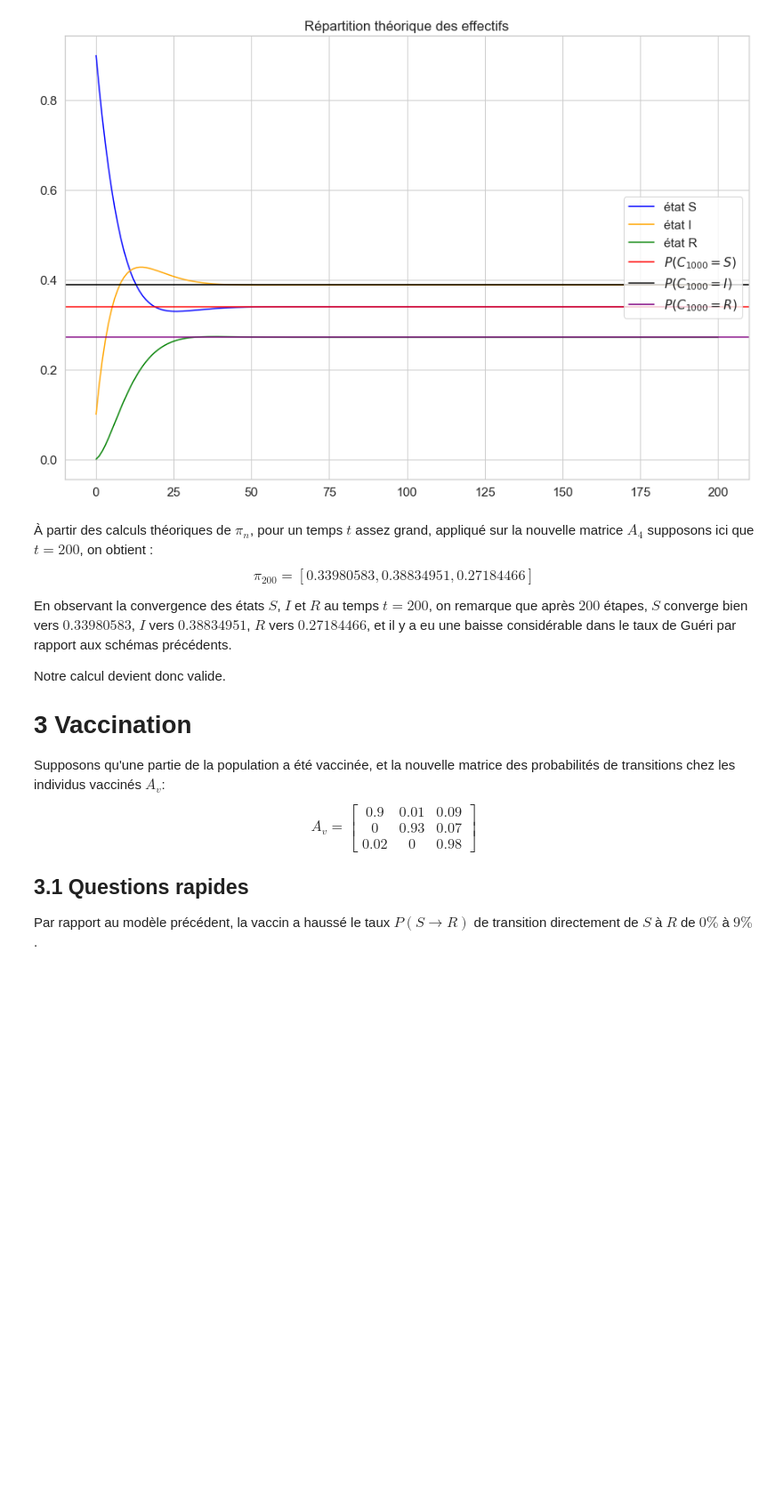
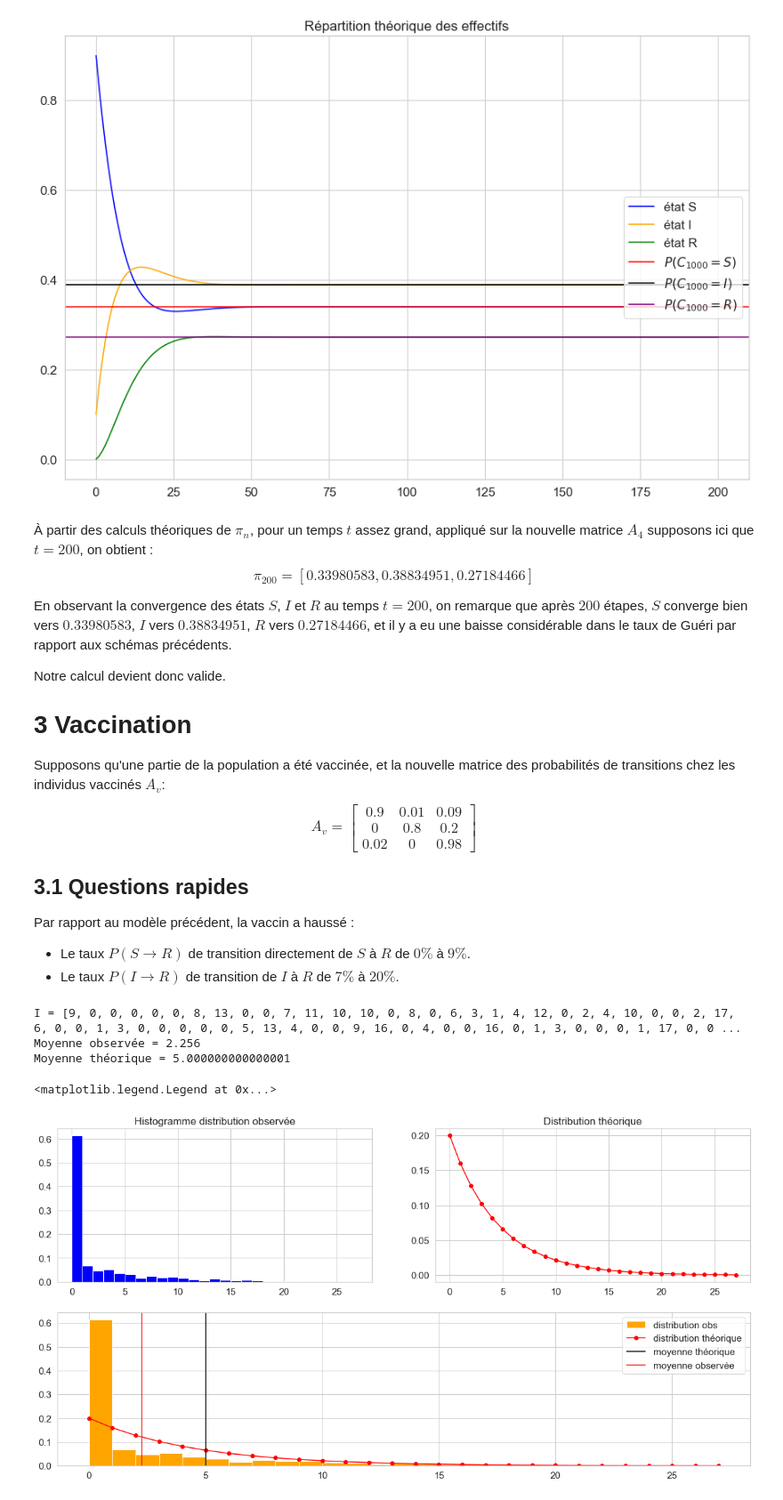
Before and after one commit to Meriadoc-gitgit/Markov-SIR, a Jupyter notebook: project.ipynb, the cells around one changed output. Shown at 89% size. Saved outputs shown, nothing was run; the diff lists cells and outputs as text; code cells hidden in the pictures; blank space fills up the shorter version.

```diff
--- a/project.ipynb
+++ b/project.ipynb
@@ -1071,7 +1072,57 @@ Notre calcul devient donc valide.
 
 # 3 Vaccination
 Supposons qu'une partie de la population a été vaccinée, et la nouvelle matrice des probabilités de transitions chez les individus vaccinés $A_v$:
-$$A_v = \begin{bmatrix} 0.9 & 0.01 & 0.09 \\ 0 & 0.93 & 0.07 \\ 0.02 & 0 & 0.98 \end{bmatrix}$$
+$$A_v = \begin{bmatrix} 0.9 & 0.01 & 0.09 \\ 0 & 0.8 & 0.2 \\ 0.02 & 0 & 0.98 \end{bmatrix}$$
 
 ## 3.1 Questions rapides
-Par rapport au modèle précédent, la vaccin a haussé le taux $P(S\to R)$ de transition directement de $S$ à $R$ de $0\%$ à $9\%$.
+Par rapport au modèle précédent, la vaccin a haussé :
+- Le taux $P(S\to R)$ de transition directement de $S$ à $R$ de $0\%$ à $9\%$.
+- Le taux $P(I\to R)$ de transition de $I$ à $R$ de $7\%$ à $20\%$.
+# %%
+T = 200
+Effectif = 1000
+A = [[0.9, 0.01, 0.09], [0, 0.8, 0.2], [0.02, 0, 0.98]]
+pi_0 = [0.9, 0.1, 0]
+
+# 1. Estimez la longueur moyenne d'une séquence de I
+I = infection_length(T, Effectif, pi_0, A)
+print("I =", I)
+moyenne_observee = np.mean(I)
+print("Moyenne observée =", moyenne_observee)
+
+# 2. Calculez la longueur théorique d'une séquence de I
+p = 1-A[1][1]
+
+# Calcul de la moyenne du nombre d'étapes passées dans l'état infecté
+moyenne_theorique = 1/p     # Espérance de la loi géométrique
+print("Moyenne théorique =", moyenne_theorique)
+
+# 4. Afficher la distribution observée de la longueur d'infection (un histogramme)
+plt.figure(figsize=(20,10))
+ax1 = plt.subplot(221)
+ax1.hist(I, bins=range(0, np.max(I), 1), density=True, color="blue")
+ax1.set_title("Histogramme distribution observée")
+
+# 5. Affichez et superposer la distribution théorique de la longueur d’infection et la distribution observée.
+ax2 = plt.subplot(222)
+sequence = []
+for k in range(max(I)) :
+  sequence.append((1-p)**k * p)
+
+ax2.plot(range(max(I)), sequence,'ro-')
+ax2.set_title("Distribution théorique")
+
+
+ax3 = plt.subplot(212)
+ax3.hist(I, bins=range(0, np.max(I), 1), density=True, color="orange", label="distribution obs")
+ax3.plot(range(max(I)), sequence,'ro-', label="distribution théorique")
+ax3.axvline(x=moyenne_theorique, color='black', label='moyenne théorique')
+ax3.axvline(x=moyenne_observee, color='red', label='moyenne observée')
+
+ax3.legend(loc="upper right")
+# %% [output]
+I = [9, 0, 0, 0, 0, 0, 8, 13, 0, 0, 7, 11, 10, 10, 0, 8, 0, 6, 3, 1, 4, 12, 0, 2, 4, 10, 0, 0, 2, 17, 6, 0, 0, 1, 3, 0, 0, 0, 0, 0, 5, 13, 4, 0, 0, 9, 16, 0, 4, 0, 0, 16, 0, 1, 3, 0, 0, 0, 1, 17, 0, 0 ...
+Moyenne observée = 2.256
+Moyenne théorique = 5.000000000000001
+<matplotlib.legend.Legend at 0x...>
+[figure, added]
```
Also changed, not shown: parts of 12 cells of this notebook, 1 other file.
